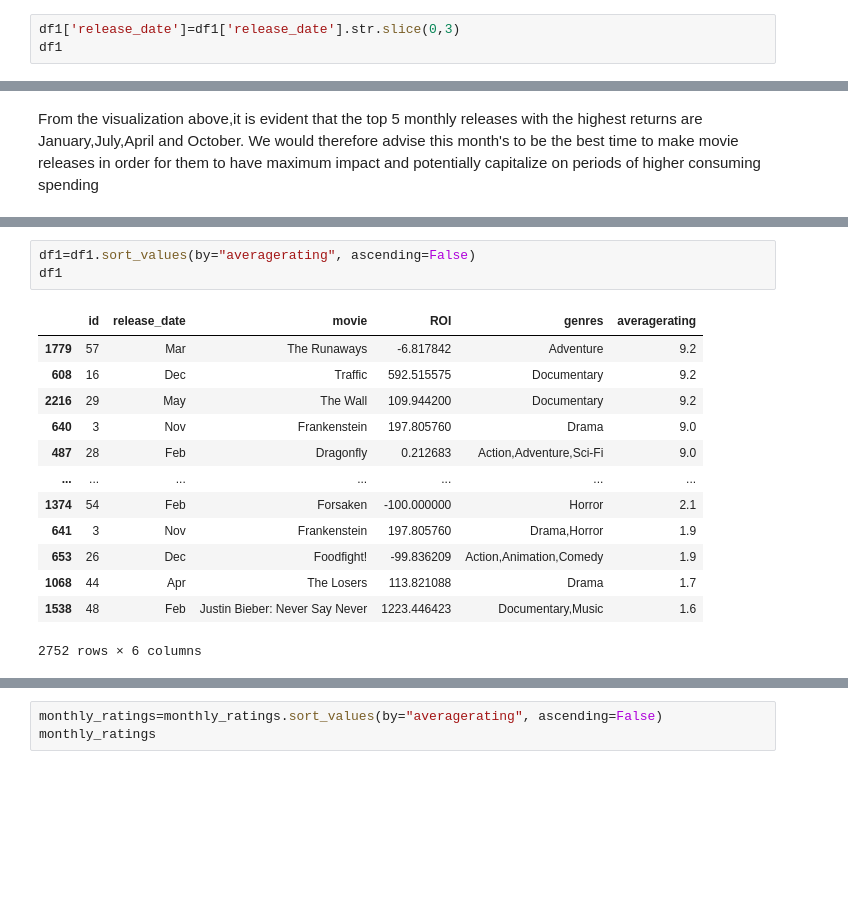
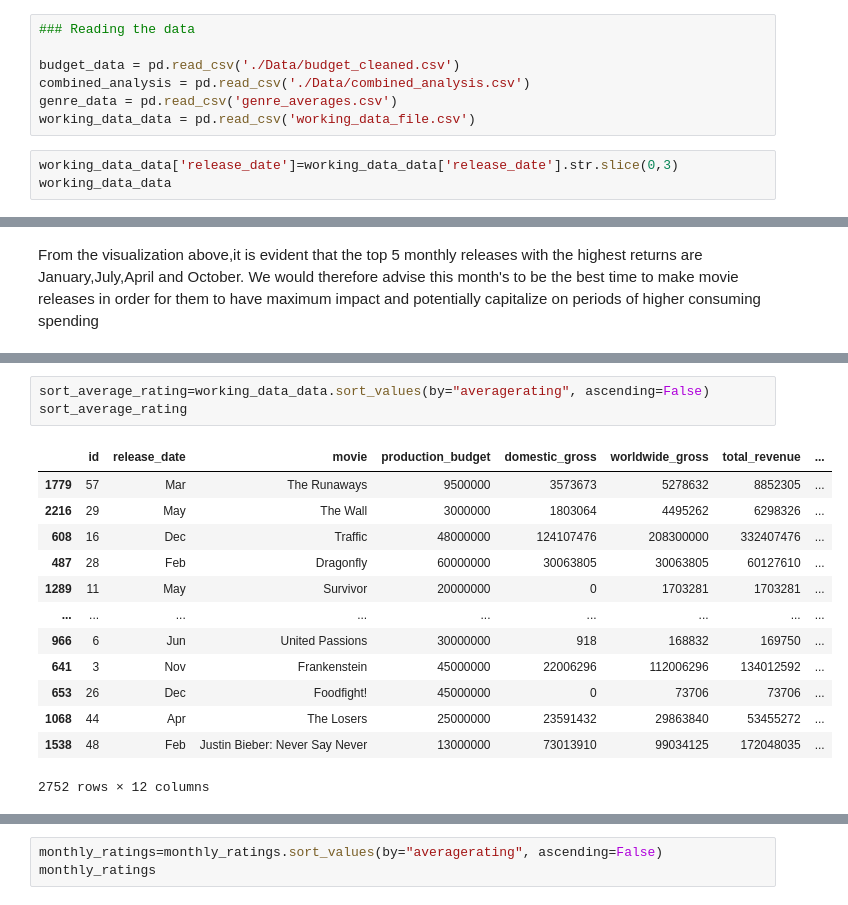
Before and after one commit to CWoto/group8-project, a Jupyter notebook: Project notebook.ipynb, the cells around one changed output, grey strips where cells are left out. Saved outputs shown, nothing was run; the diff lists cells and outputs as text; blank space fills up the shorter version.

```diff
--- a/Project notebook.ipynb
+++ b/Project notebook.ipynb
@@ -1098,4 +1113,11 @@ df1
+# %%
+### Reading the data
+
+budget_data = pd.read_csv('./Data/budget_cleaned.csv')
+combined_analysis = pd.read_csv('./Data/combined_analysis.csv')
+genre_data = pd.read_csv('genre_averages.csv')
+working_data_data = pd.read_csv('working_data_file.csv')
 # %%
-df1['release_date']=df1['release_date'].str.slice(0,3)
-df1
+working_data_data['release_date']=working_data_data['release_date'].str.slice(0,3)
+working_data_data
 # %% [output]
@@ -1216,19 +1230,19 @@ Type Markdown and LaTeX:  𝛼2
 # %%
-df1=df1.sort_values(by="averagerating", ascending=False)
-df1
+sort_average_rating=working_data_data.sort_values(by="averagerating", ascending=False)
+sort_average_rating
 # %% [output]
-|  | id | release_date | movie | ROI | genres | averagerating |
-| 1779 | 57 | Mar | The Runaways | -6.817842 | Adventure | 9.2 |
-| 608 | 16 | Dec | Traffic | 592.515575 | Documentary | 9.2 |
-| 2216 | 29 | May | The Wall | 109.944200 | Documentary | 9.2 |
-| 640 | 3 | Nov | Frankenstein | 197.805760 | Drama | 9.0 |
-| 487 | 28 | Feb | Dragonfly | 0.212683 | Action,Adventure,Sci-Fi | 9.0 |
-| ... | ... | ... | ... | ... | ... | ... |
-| 1374 | 54 | Feb | Forsaken | -100.000000 | Horror | 2.1 |
-| 641 | 3 | Nov | Frankenstein | 197.805760 | Drama,Horror | 1.9 |
-| 653 | 26 | Dec | Foodfight! | -99.836209 | Action,Animation,Comedy | 1.9 |
-| 1068 | 44 | Apr | The Losers | 113.821088 | Drama | 1.7 |
-| 1538 | 48 | Feb | Justin Bieber: Never Say Never | 1223.446423 | Documentary,Music | 1.6 |
+|  | id | release_date | movie | production_budget | domestic_gross | worldwide_gross | total_revenue | ... |
+| 1779 | 57 | Mar | The Runaways | 9500000 | 3573673 | 5278632 | 8852305 | ... |
+| 2216 | 29 | May | The Wall | 3000000 | 1803064 | 4495262 | 6298326 | ... |
+| 608 | 16 | Dec | Traffic | 48000000 | 124107476 | 208300000 | 332407476 | ... |
+| 487 | 28 | Feb | Dragonfly | 60000000 | 30063805 | 30063805 | 60127610 | ... |
+| 1289 | 11 | May | Survivor | 20000000 | 0 | 1703281 | 1703281 | ... |
+| ... | ... | ... | ... | ... | ... | ... | ... | ... |
+| 966 | 6 | Jun | United Passions | 30000000 | 918 | 168832 | 169750 | ... |
+| 641 | 3 | Nov | Frankenstein | 45000000 | 22006296 | 112006296 | 134012592 | ... |
+| 653 | 26 | Dec | Foodfight! | 45000000 | 0 | 73706 | 73706 | ... |
+| 1068 | 44 | Apr | The Losers | 25000000 | 23591432 | 29863840 | 53455272 | ... |
+| 1538 | 48 | Feb | Justin Bieber: Never Say Never | 13000000 | 73013910 | 99034125 | 172048035 | ... |
-2752 rows × 6 columns
+2752 rows × 12 columns
 # %%
 #Groupin by month and calculating monthly average rting
```
Also changed, not shown: parts of 67 cells of this notebook.
